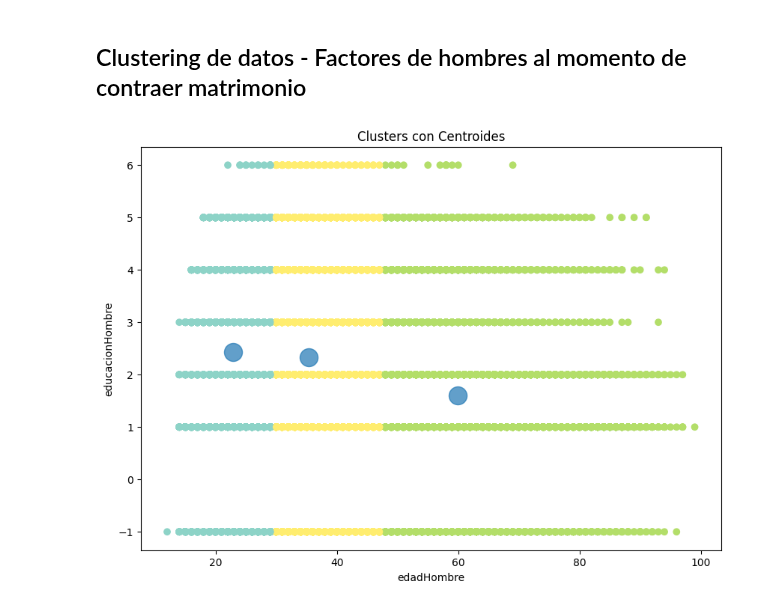
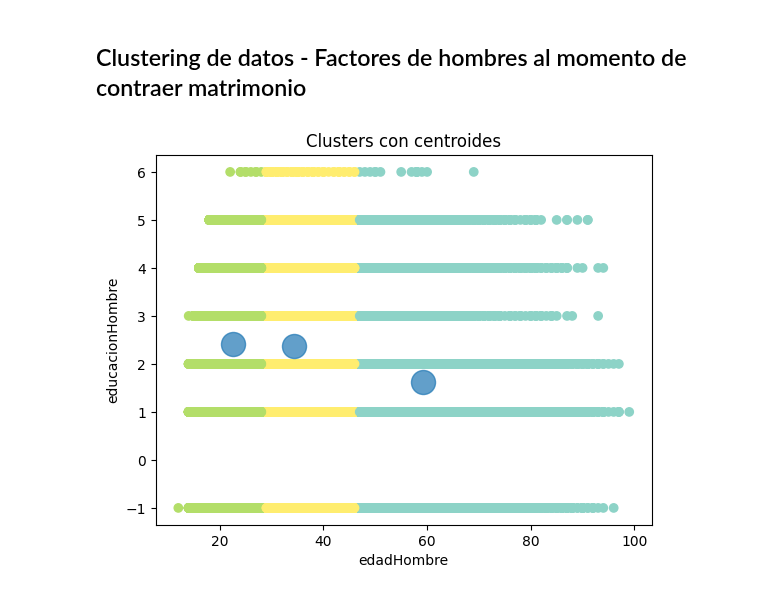
Before and after one commit to MGonza20/Proyecto1_MD, a Jupyter notebook: proyecto_final.ipynb, the cells around one changed output. Drawn from its saved outputs; the diff is of its cells as text; code cells hidden in the pictures.

```diff
--- a/proyecto_final.ipynb
+++ b/proyecto_final.ipynb
@@ -1047,20 +1047,19 @@ Tras una evaluación tanto visual con el gráfico de codo como mediante el uso d
 # %%
 kmeans = cluster.KMeans(n_clusters=3 ,init="k-means++")
 kmeans = kmeans.fit(data_final[["edadHombre","educacionHombre", "grupoEtnicoHombre"]])
 
 data_final['Clusters'] = kmeans.labels_
 
 data_final['Clusters'].value_counts()
 
-plt.figure(figsize=(10, 7))
 plt.scatter(data_final['edadHombre'], data_final['educacionHombre'], c=data_final['Clusters'], cmap='Set3')
 
 centers = kmeans.cluster_centers_
 plt.scatter(centers[:, 0], centers[:, 1], s=300, alpha=0.7)
 
-plt.title('Clusters con Centroides')
+plt.title('Clusters con centroides')
 plt.xlabel('edadHombre')
 plt.ylabel('educacionHombre')
 plt.show()
 # %% [output]
-[figure, old version]
+[figure, new version]
```
Also changed, not shown: parts of 2 cells of this notebook.
